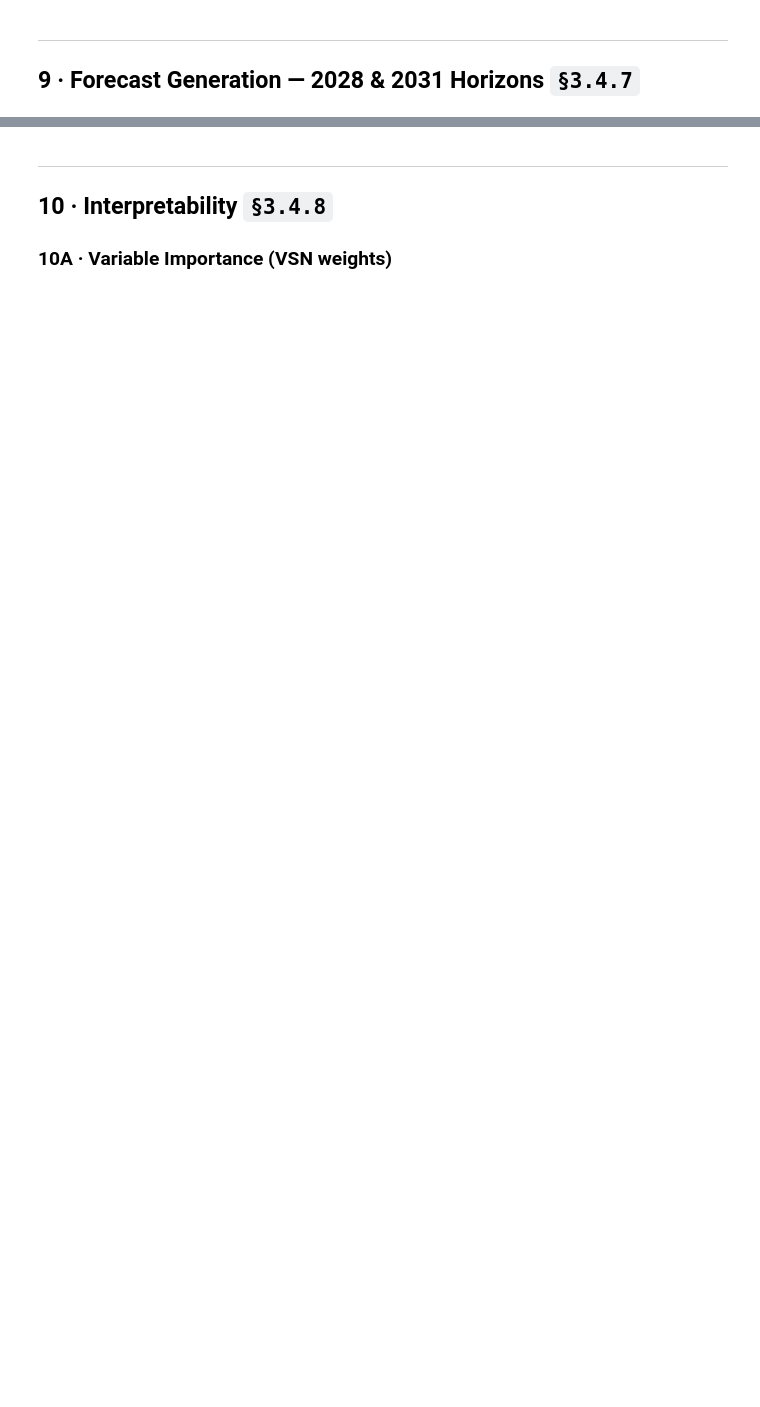
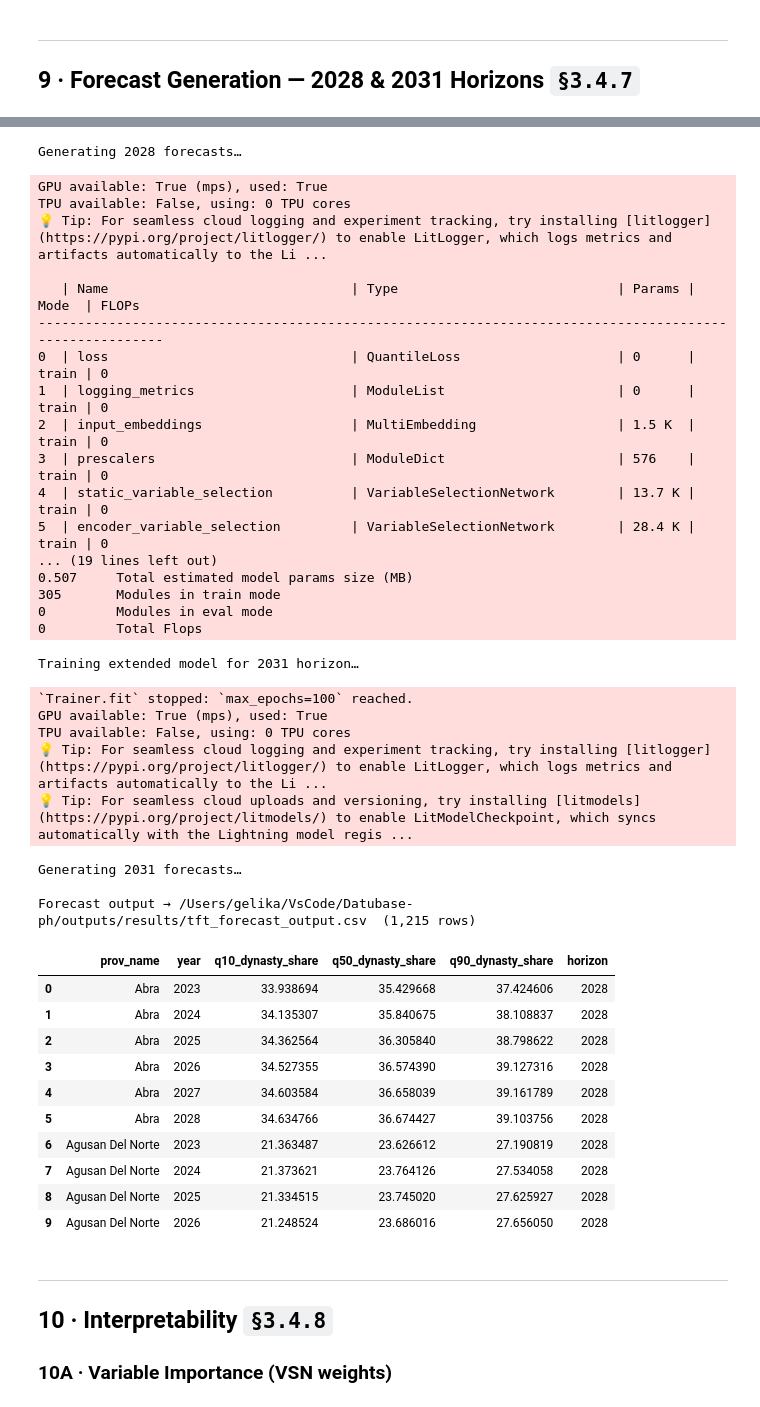
Before and after one commit to Renzo404/Datubase-ph, a Jupyter notebook: notebooks/05_tft_modelling.ipynb, the cells around one changed output, grey strips where cells are left out. Drawn from its saved outputs; the diff is of its cells as text; code cells hidden in the pictures; blank space fills up the shorter version.

```diff
--- a/notebooks/05_tft_modelling.ipynb
+++ b/notebooks/05_tft_modelling.ipynb
@@ -522,7 +581,8 @@ def build_forecast_df(df_hist: pd.DataFrame, pred_length: int) -> pd.DataFrame:
             rows.append({
                 'prov_name'             : prov,
                 'year'                  : 2022 + step,
-                'dynasty_share'         : np.nan,
+                # FIX: Use the last known value as a dummy instead of np.nan
+                'dynasty_share'         : float(last_row['dynasty_share']),
                 'gov_is_dynasty'        : str(last_row['gov_is_dynasty']),
                 'vice_gov_is_dynasty'   : str(last_row['vice_gov_is_dynasty']),
                 'ira_funding_million_php': float(last_row['ira_funding_million_php']) * (1.06 ** step),
@@ -531,7 +591,6 @@ def build_forecast_df(df_hist: pd.DataFrame, pred_length: int) -> pd.DataFrame:
             })
     df_fut = pd.DataFrame(rows)
     return pd.concat([df_hist, df_fut], ignore_index=True)
-
 
 def run_inference(model, base_dataset, df_combined, pred_length, label):
     ds = TimeSeriesDataSet.from_dataset(
@@ -592,3 +651,4 @@ fc_all = pd.concat([fc_2028, fc_2031]).drop_duplicates(subset=['prov_name','year
 fc_all.to_csv(RESULTS_DIR / 'tft_forecast_output.csv', index=False)
 print(f'\nForecast output → {RESULTS_DIR}/tft_forecast_output.csv  ({len(fc_all):,} rows)')
 fc_all.head(10)
+# %% [output]
@@ -595,3 +659,41 @@ fc_all.head(10)
+Generating 2028 forecasts…
+GPU available: True (mps), used: True
+TPU available: False, using: 0 TPU cores
+💡 Tip: For seamless cloud logging and experiment tracking, try installing [litlogger](https://pypi.org/project/litlogger/) to enable LitLogger, which logs metrics and artifacts automatically to the Li ...
+
+   | Name                               | Type                            | Params | Mode  | FLOPs
+--------------------------------------------------------------------------------------------------------
+0  | loss                               | QuantileLoss                    | 0      | train | 0
+1  | logging_metrics                    | ModuleList                      | 0      | train | 0
+2  | input_embeddings                   | MultiEmbedding                  | 1.5 K  | train | 0
+3  | prescalers                         | ModuleDict                      | 576    | train | 0
+4  | static_variable_selection          | VariableSelectionNetwork        | 13.7 K | train | 0
+5  | encoder_variable_selection         | VariableSelectionNetwork        | 28.4 K | train | 0
+... (19 lines left out)
+0.507     Total estimated model params size (MB)
+305       Modules in train mode
+0         Modules in eval mode
+0         Total Flops
+Training extended model for 2031 horizon…
+`Trainer.fit` stopped: `max_epochs=100` reached.
+GPU available: True (mps), used: True
+TPU available: False, using: 0 TPU cores
+💡 Tip: For seamless cloud logging and experiment tracking, try installing [litlogger](https://pypi.org/project/litlogger/) to enable LitLogger, which logs metrics and artifacts automatically to the Li ...
+💡 Tip: For seamless cloud uploads and versioning, try installing [litmodels](https://pypi.org/project/litmodels/) to enable LitModelCheckpoint, which syncs automatically with the Lightning model regis ...
+Generating 2031 forecasts…
+
+Forecast output → /Users/gelika/VsCode/Datubase-ph/outputs/results/tft_forecast_output.csv  (1,215 rows)
+|  | prov_name | year | q10_dynasty_share | q50_dynasty_share | q90_dynasty_share | horizon |
+| 0 | Abra | 2023 | 33.938694 | 35.429668 | 37.424606 | 2028 |
+| 1 | Abra | 2024 | 34.135307 | 35.840675 | 38.108837 | 2028 |
+| 2 | Abra | 2025 | 34.362564 | 36.305840 | 38.798622 | 2028 |
+| 3 | Abra | 2026 | 34.527355 | 36.574390 | 39.127316 | 2028 |
+| 4 | Abra | 2027 | 34.603584 | 36.658039 | 39.161789 | 2028 |
+| 5 | Abra | 2028 | 34.634766 | 36.674427 | 39.103756 | 2028 |
+| 6 | Agusan Del Norte | 2023 | 21.363487 | 23.626612 | 27.190819 | 2028 |
+| 7 | Agusan Del Norte | 2024 | 21.373621 | 23.764126 | 27.534058 | 2028 |
+| 8 | Agusan Del Norte | 2025 | 21.334515 | 23.745020 | 27.625927 | 2028 |
+| 9 | Agusan Del Norte | 2026 | 21.248524 | 23.686016 | 27.656050 | 2028 |
 # %% [markdown]
 ---
 ## 10 · Interpretability `§3.4.8`
```
Also changed, not shown: parts of 17 cells of this notebook, 11 other files.
